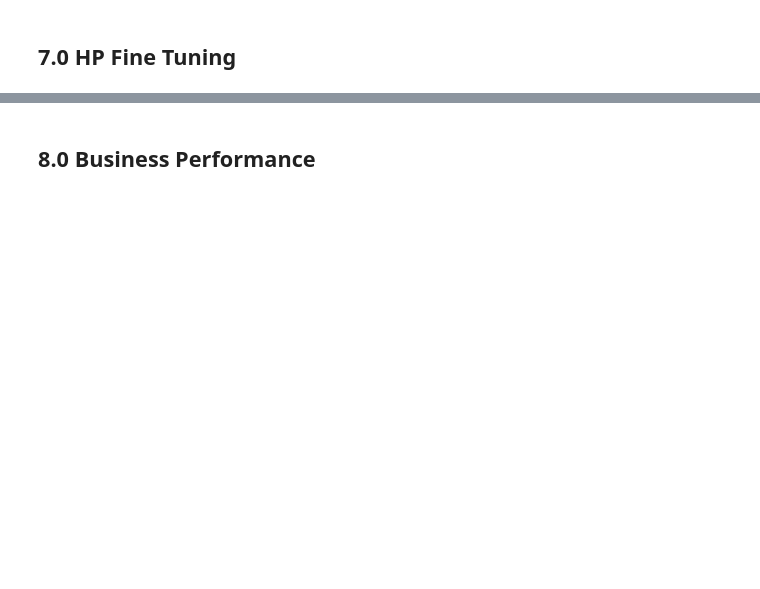
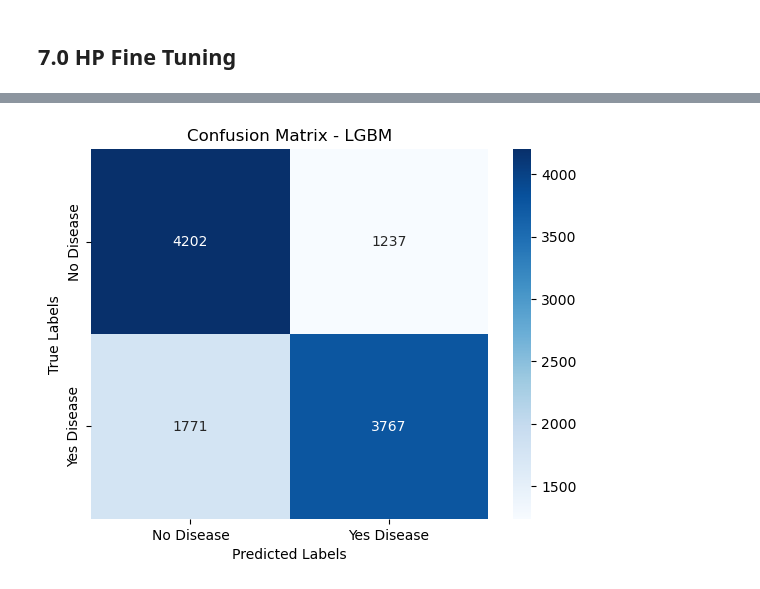
Before and after one commit to marcosbertochi/cardio-disease-classification, a Jupyter notebook: cardio-disease-classification-v2.ipynb, the cells around one changed output, grey strips where cells are left out. Cells and saved outputs as stored; diff of their text form; code cells hidden in the pictures; blank space fills up the shorter version.

```diff
--- a/cardio-disease-classification-v2.ipynb
+++ b/cardio-disease-classification-v2.ipynb
@@ -1267,9 +1271,21 @@ final_result[final_result['F1 Score Mean'] > 0.719]
+# %%
+threshold_final = 0.375
 # %%
+#Hyperparameters obtained from random choice => little improvement (will be enhanced by bayesian search in 2nd crisp)
 tunned_params = {'objective': 'binary', 'metric': 'average_precision', 'boosting': 'gbdt', 'verbosity': -1, 'num_leaves': 50, 'lambda_l1': 10.0, 'lambda_l2': 10.0, 'bagging_fraction': 0.8, 'bagging_freq': 3, 'feature_fraction': 1.0, 'max_depth': 3, 'min_data_in_leaf': 50}
+
+#setting new model with new parameters
 lgbm_final = LGBMClassifier(**tunned_params)
 
-lgbm_tunned_f1_cv = cross_val_score(lgbm_tunned,X_train_scaled, y_train,
-               cv=KFold(n_splits = 10),
-               scoring='f1')
-lgbm_tunned_f1_cv = pd.DataFrame(lgbm_tunned_f1_cv)
+#training
+lgbm_final.fit(X_train_scaled, y_train)
+
+#predict
+yhat_proba_final = lgbm_final.predict_proba(X_val_scaled)
+
+yhat_results_final = pd.DataFrame(yhat_proba_final,columns=['ProbNo','ProbYes'],index=X_val_scaled.index)
+
+#threshold tuning
+yhat_results_final['prediction'] = [1 if yhat_proba_final[i][1] >= threshold_final else 0 for i in range(len(yhat_proba_final))]
+yhat_results_final['real'] = y_val
 # %% [output]
@@ -1293,4 +1298,0 @@ lgbm_tunned_f1_cv = pd.DataFrame(lgbm_tunned_f1_cv)
-# %%
-lgbm_final.fit(X_train_scaled,y_train)
-yhat_lgbm_final = pd.DataFrame(lgbm_final.predict(X_val_scaled),index=X_val_scaled.index)
-yhat_results_final = lgbm_final.predict_proba(X_val_scaled)
@@ -1305,5 +1298,0 @@ yhat_results_final = lgbm_final.predict_proba(X_val_scaled)
-# %%
-yhat_results_final = pd.DataFrame(yhat_results_final,index=y_val.index, columns=['ProbNo','ProbYes'])
-yhat_results_final = pd.concat([yhat_results_final, yhat_lgbm_final, y_val],axis=1).rename(columns={0:'prediction','cardio':'real'})
-# %% [markdown]
-## 8.0 Business Performance
@@ -1311,0 +1299,16 @@ yhat_results_final['precision'] = yhat_results_final.apply(lambda x: x['ProbNo']
+# %%
+lgbm_cm_final = confusion_matrix(y_val, yhat_results_final['prediction'])
+fig = sns.heatmap(lgbm_cm, annot=True, cmap='Blues',fmt='d');
+fig.set_xlabel('Predicted Labels')
+fig.set_ylabel('True Labels')
+fig.set_title('Confusion Matrix - LGBM')
+labelsX = [item.get_text() for item in fig.get_xticklabels()]
+labelsY = [item.get_text() for item in fig.get_yticklabels()]
+labelsX[0] = 'No Disease'
+labelsX[1] = 'Yes Disease'
+labelsY[0] = 'No Disease'
+labelsY[1] = 'Yes Disease'
+fig.set_xticklabels(labelsX)
+fig.set_yticklabels(labelsY);
+# %% [output]
+[figure, added]
```
Also changed, not shown: parts of 39 cells of this notebook.
